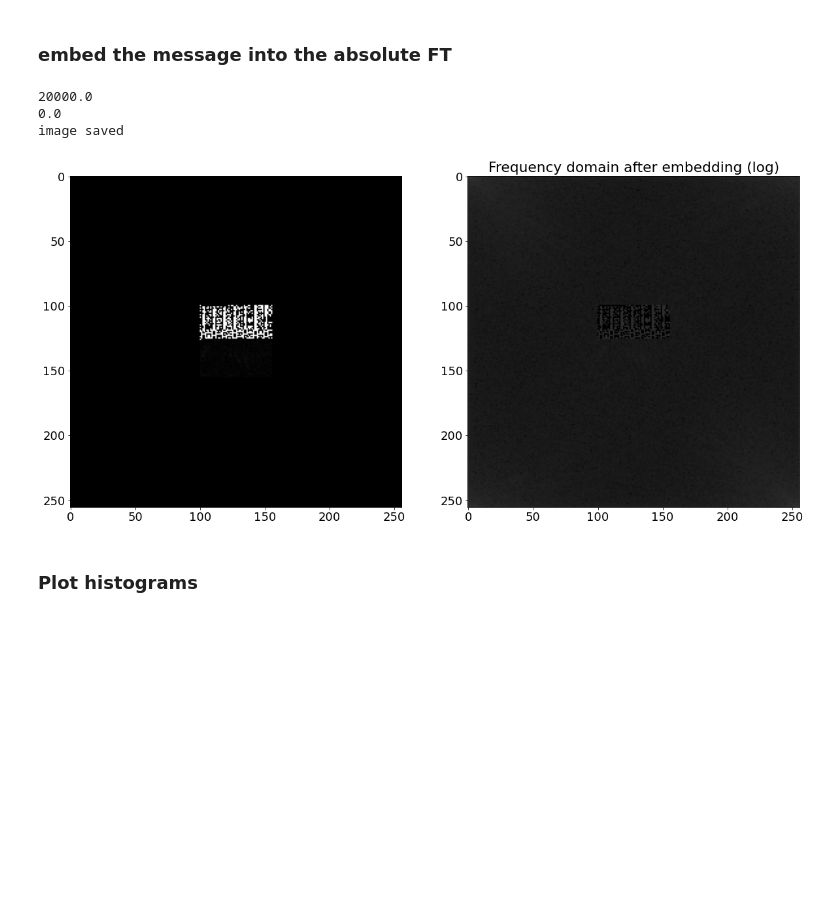
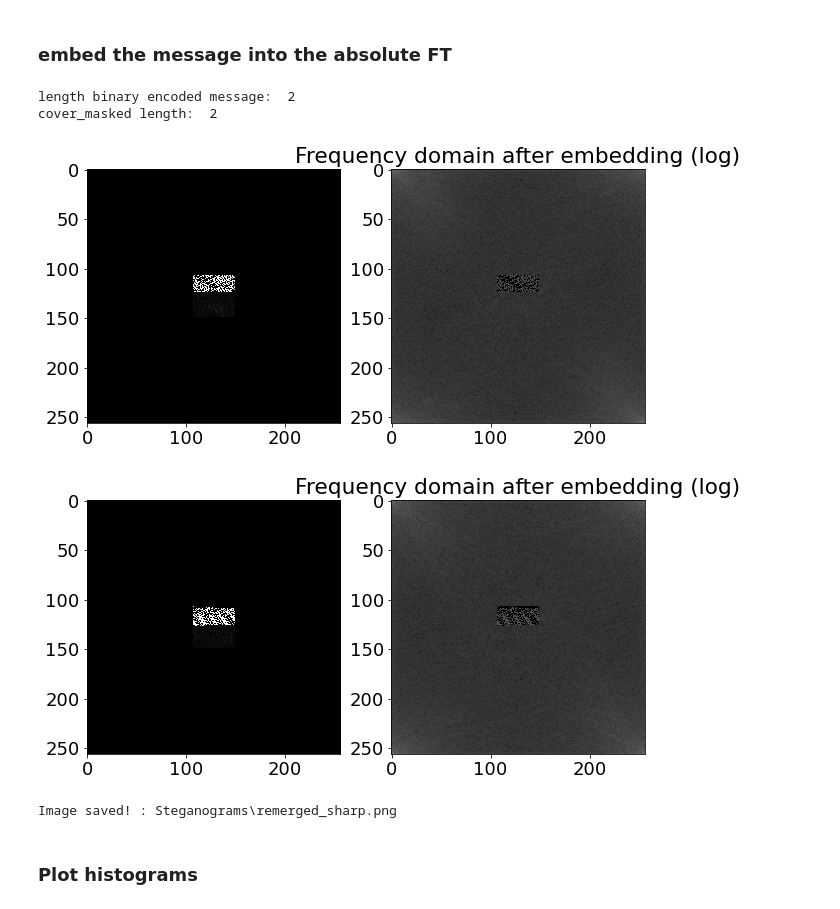
Before and after one commit to PIX3LFLUX/Steganosaurus, a Jupyter notebook: FFT_stego_sharp.ipynb, the cells around one changed output. Drawn from its saved outputs; the diff is of its cells as text; code cells hidden in the pictures; blank space fills up the shorter version.

Commit message:
- added support for multiple channels into FFT_stego_sharp.ipynb - added some properties to settings.ini

```diff
--- a/FFT_stego_sharp.ipynb
+++ b/FFT_stego_sharp.ipynb
@@ -213,3 +667,8 @@ Text(0.5, 1.0, '2')
+# %%
+if static_gain != 0:
+    gain = static_gain
+else:
+    gain = 10000
 # %% [markdown]
 ### Payload
 # %%
@@ -303,11 +676,10 @@ def message2bin(message, threshold: int):
-# %%
-gain = 20000
 # %% [markdown]
 ### Mask
 # %%
 # apply gain to binary message
-bin_encoded =  text_to_bits_int(string, gain, colorspace)
-print("bin_encoded:", bin_encoded[:20])
+bin_encoded = generateMessage(string, gain, Colorspace(colorspace))
+# bin_encoded =  text_to_bits_int(string, gain, Colorspace(colorspace))
+print("bin_encoded:", bin_encoded[-1][:20])
 
 def create_FFTmask(columns, rows, message, optcut = None):
     # calculate minimum part to be cut and add another 3% because of rounding errors and for "safety"
@@ -336,11 +708,14 @@ def create_FFTmask(columns, rows, message, optcut = None):
 
     return mask, cut
 
-cover_fft_mask, cut = create_FFTmask(*(image.size), bin_encoded, True)
+# create mask from largest portion of message -> last channel with the header
+cover_fft_mask, cut = create_FFTmask(*(image.size), bin_encoded[-1], optcut)
 # cover_fft_mask, cut = create_FFTmask(*(image.size), bin_encoded, False)
 print(cover_fft_mask[:20])
+print(cover_fft_mask.shape)
+print(channel[-1].size)
 
-cover_fft_masked = np.abs(np.fft.fft2(channel1))*cover_fft_mask
+cover_fft_masked = np.abs(np.fft.fft2(channel[-1]))*cover_fft_mask
 plt.figure()
 plt.subplot(121)
 plt.imshow(cover_fft_mask, cmap="gray")
@@ -379,46 +751,64 @@ def embedBin2FFT(cover_channel, mask, message_digital):
 
     masked_fft = fft_abs[mask]
 
     for ii in range(message_len):
         masked_fft[ii] = message_digital[ii]
     fft_abs[mask] = masked_fft
 
-    print(np.max(fft_abs*mask))
-    print(np.min(fft_abs*mask))
-    plt.figure(figsize=(20,20))
+    plt.figure(figsize=(10,10))
     plt.subplot(121)
     plt.imshow(fft_abs*mask, cmap="gray")
 
     # plot absolute after embedding information
     plt.subplot(122)
-    plt.imshow(Image.fromarray(10*np.log10(fft_abs)))
+    plt.imshow(Image.fromarray(20*np.log10(fft_abs)))
     plt.title("Frequency domain after embedding (log)")
 
     #IFFT on single channel. Take filtered absolute and inverse with original phase, imaginary part should be negligable
     cover_masked = np.fft.ifft2(np.multiply(fft_abs, np.exp(np.multiply(1j, np.angle(fft))))).real
     return cover_masked
 
-# get channel with embedded binary data
-cover_masked = embedBin2FFT(channel1, cover_fft_mask, bin_encoded)
+
+print("length binary encoded message: ", len(bin_encoded))
+# print("binary encoded message: ", bin_encoded)
+
+
+# embed the message into their respective channels by using the mask from the 'header channel'
+cover_masked = []
+for ix, bin_encoded_channel in enumerate(bin_encoded):
+    if len(bin_encoded) == 2:
+        cover_masked.append(embedBin2FFT(channel[ix+1], cover_fft_mask, bin_encoded_channel))
+    elif len(bin_encoded) == 3:
+        cover_masked.append(embedBin2FFT(channel[ix], cover_fft_mask, bin_encoded_channel))
+
+print("cover_masked length: ", len(cover_masked))
 
 # normalize output
-cover_masked_clip = np.clip(cover_masked, 0,255).astype("uint8")
+cover_masked_clip = []
+for channel_masked in cover_masked:
+    cover_masked_clip.append(np.clip(channel_masked, 0,255).astype("uint8"))
 # cover_r_masked_norm = convert(cover_r_masked, 0,255, np.uint8)
 
 # merge layers
-stego =  np.stack((channel0, cover_masked_clip, channel2), axis=2).astype('uint8')
+if len(bin_encoded) == 2:
+    stego =  np.stack((channel[0], cover_masked_clip[0], cover_masked_clip[1]), axis=2).astype('uint8')
+elif len(bin_encoded) == 3:
+    stego =  np.stack((cover_masked_clip[0], cover_masked_clip[1], cover_masked_clip[2]), axis=2).astype('uint8')
 
 # create steganogram and convert back to RGB again
 stego_img = Image.fromarray(stego, Colorspace(colorspace).name).convert(Colorspace.RGB.name)
 
 # save stego image in defined format, default: png
 im = stego_img.save("Steganograms\\remerged_sharp." + ImageType(image_type).name)     #save image as png
-print("image saved")
+
+plt.show()
+print("Image saved! : " + "Steganograms\\remerged_sharp." + ImageType(image_type).name)
 # %% [output]
-20000.0
-0.0
-image saved
+length binary encoded message:  2
+cover_masked length:  2
-[figure, old version]
+[figure, new version]
+[figure, added]
+Image saved! : Steganograms\remerged_sharp.png
 # %% [markdown]
 ### Plot histograms
 # %%
```
Also changed, not shown: parts of 18 cells of this notebook, 1 other file.
